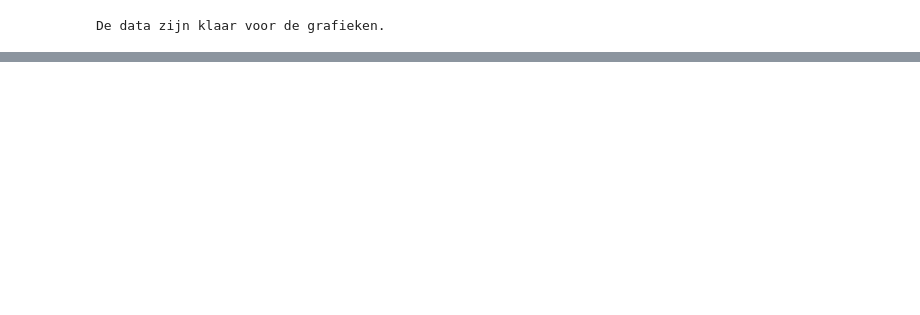
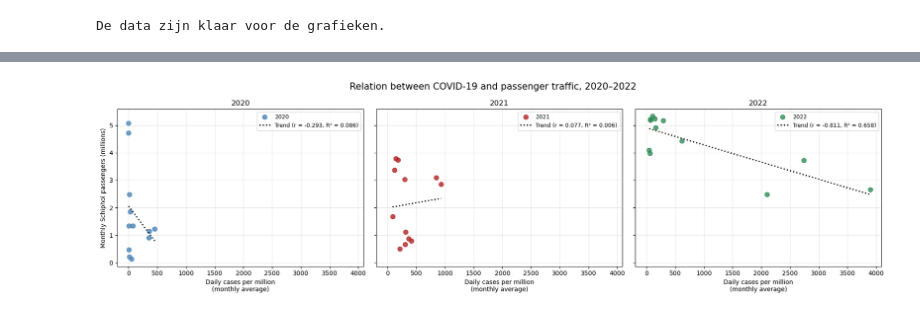
Before and after one commit to ElineLandman/Python-project-group-24, a Jupyter notebook: analysis_in_vscode.ipynb, the cells around one changed output, grey strips where cells are left out. Saved outputs shown, nothing was run; the diff lists cells and outputs as text; code cells hidden in the pictures; blank space fills up the shorter version.

```diff
--- a/analysis_in_vscode.ipynb
+++ b/analysis_in_vscode.ipynb
@@ -239,3 +234,73 @@ plt.show()
+# %%
+fig, axes = plt.subplots(
+    1, 3, figsize=(18, 5), sharex=True, sharey=True
+)
+
+for ax, jaar, kleur in zip(
+    axes,
+    [2020, 2021, 2022],
+    ["steelblue", "firebrick", "seagreen"]
+):
+    data = pandemie.loc[
+        pandemie["Jaar"] == jaar,
+        ["Covid_per_miljoen", "Totaal"]
+    ].dropna()
+
+    x = data["Covid_per_miljoen"].to_numpy()
+    y = data["Totaal"].to_numpy() / 1_000_000
+
+    ax.scatter(
+        x,
+        y,
+        label=str(jaar),
+        color=kleur,
+        s=55,
+        alpha=0.8
+    )
+
+    helling, intercept = np.polyfit(x, y, 1)
+    voorspeld = helling * x + intercept
+    ss_tot = np.sum((y - y.mean()) ** 2)
+    r2 = (
+        1 - np.sum((y - voorspeld) ** 2) / ss_tot
+        if ss_tot > 0 else np.nan
+    )
+
+    x_lijn = np.linspace(x.min(), x.max(), 100)
+    r = np.corrcoef(x, y)[0, 1]
+
+    ax.plot(
+        x_lijn,
+        helling * x_lijn + intercept,
+        label=f"Trend (r = {r:.3f}, R² = {r2:.3f})",
+        color="black",
+        linestyle=":",
+        linewidth=2
+    )
+
+    ax.set_title(str(jaar))
+    ax.set_xlabel("Daily cases per million\n(monthly average)")
+    ax.legend(fontsize=9)
+    ax.grid(alpha=0.3)
+
+axes[0].set_ylabel("Monthly Schiphol passengers (millions)")
+
+fig.suptitle(
+    "Relation between COVID-19 and passenger traffic, 2020–2022",
+    fontsize=15
+)
+
+Path("figure").mkdir(exist_ok=True)
+
+fig.tight_layout()
+fig.savefig(
+    "figure/covid_passengers_per_year.png",
+    dpi=300,
+    bbox_inches="tight"
+)
+plt.show()
+# %% [output]
+[figure, added]
 # %%
 groepen = schiphol.loc[
     schiphol["Jaar"] >= 2020
```
Also changed, not shown: parts of 9 cells of this notebook, 6 other files.
